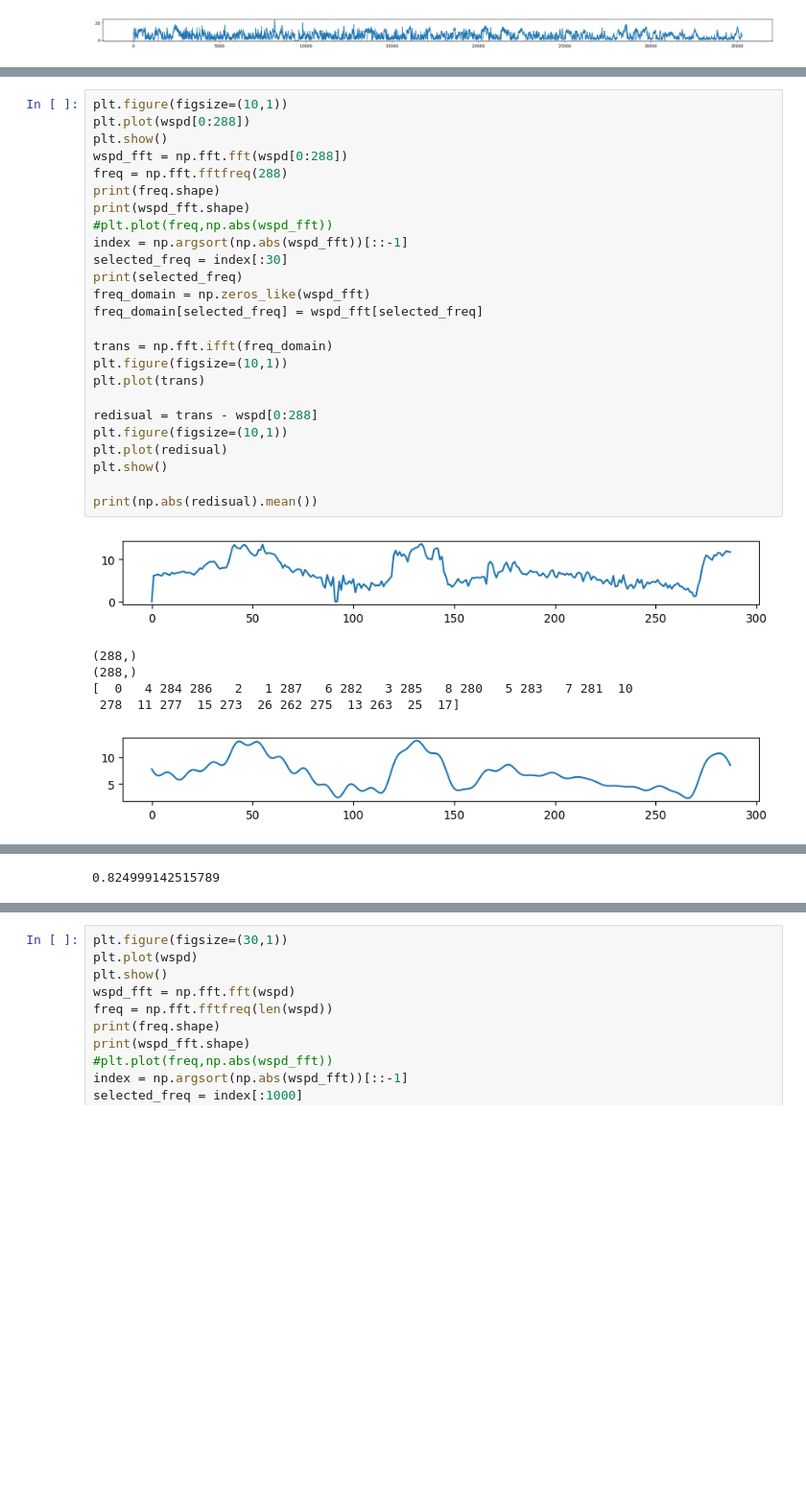
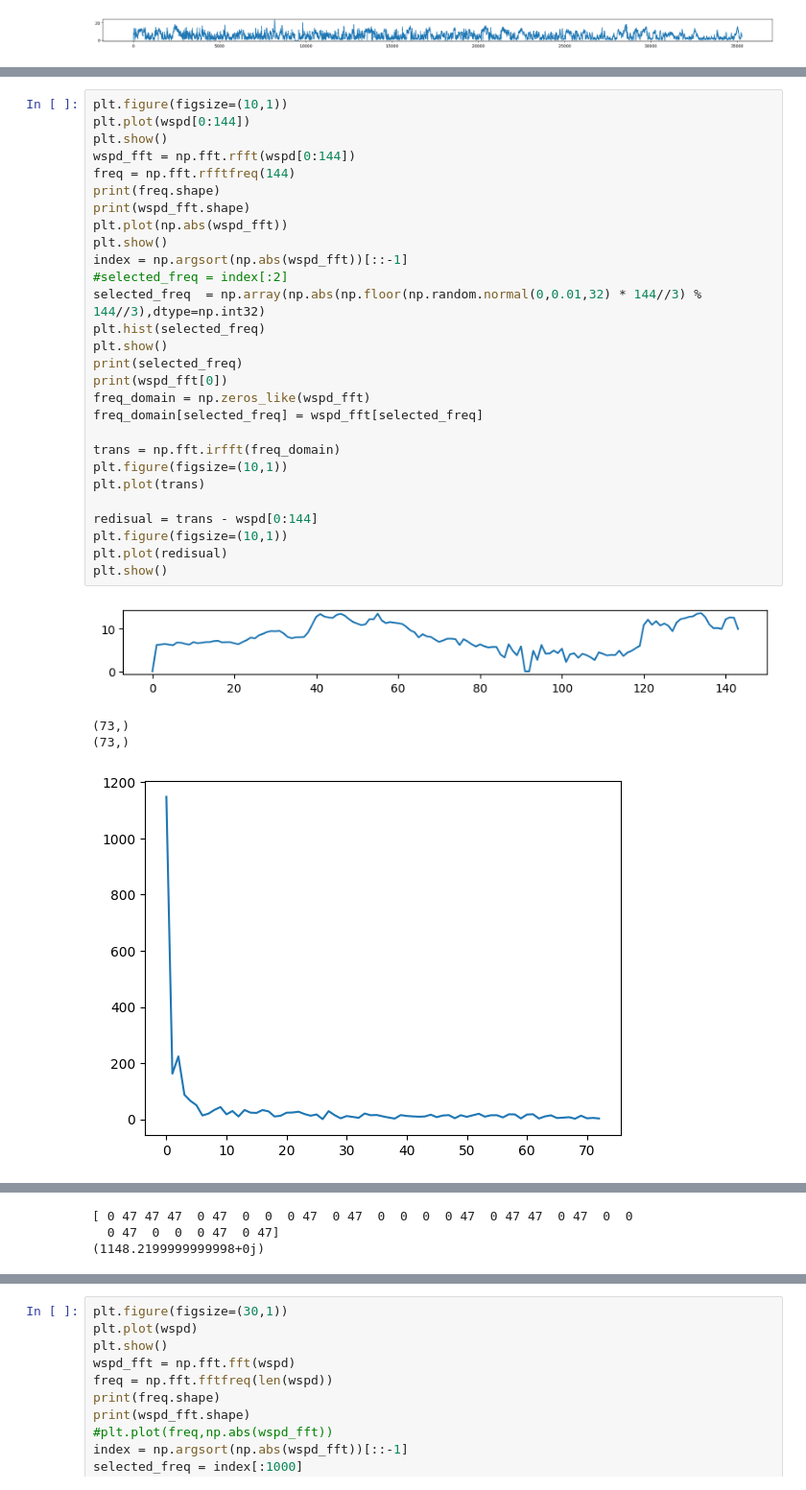
Before and after one commit to yellow378/TSF, a Jupyter notebook: analysis/LongYuan/fft.ipynb, the cells around one changed output, grey strips where cells are left out. Shown: that part at 96% size. Saved outputs shown, nothing was run; the diff lists cells and outputs as text; blank space fills up the shorter version.

```diff
--- a/analysis/LongYuan/fft.ipynb
+++ b/analysis/LongYuan/fft.ipynb
@@ -46,32 +74,33 @@ plt.show()
 # %%
 plt.figure(figsize=(10,1))
-plt.plot(wspd[0:288])
+plt.plot(wspd[0:144])
 plt.show()
-wspd_fft = np.fft.fft(wspd[0:288])
-freq = np.fft.fftfreq(288)
+wspd_fft = np.fft.rfft(wspd[0:144])
+freq = np.fft.rfftfreq(144)
 print(freq.shape)
 print(wspd_fft.shape)
-#plt.plot(freq,np.abs(wspd_fft))
+plt.plot(np.abs(wspd_fft))
+plt.show()
 index = np.argsort(np.abs(wspd_fft))[::-1]
-selected_freq = index[:30]
+#selected_freq = index[:2]
+selected_freq  = np.array(np.abs(np.floor(np.random.normal(0,0.01,32) * 144//3) % 144//3),dtype=np.int32)
+plt.hist(selected_freq)
+plt.show()
 print(selected_freq)
+print(wspd_fft[0])
 freq_domain = np.zeros_like(wspd_fft)
 freq_domain[selected_freq] = wspd_fft[selected_freq]
 
-trans = np.fft.ifft(freq_domain)
+trans = np.fft.irfft(freq_domain)
 plt.figure(figsize=(10,1))
 plt.plot(trans)
 
-redisual = trans - wspd[0:288]
+redisual = trans - wspd[0:144]
 plt.figure(figsize=(10,1))
 plt.plot(redisual)
 plt.show()
-
-print(np.abs(redisual).mean())
 # %% [output]
-[figure, old version]
+[figure, new version]
-(288,)
-(288,)
-[  0   4 284 286   2   1 287   6 282   3 285   8 280   5 283   7 281  10
- 278  11 277  15 273  26 262 275  13 263  25  17]
+(73,)
+(73,)
-[figure, old version]
+[figure, new version]
@@ -79 +108,3 @@ print(np.abs(redisual).mean())
-0.824999142515789
+[ 0 47 47 47  0 47  0  0  0 47  0 47  0  0  0  0 47  0 47 47  0 47  0  0
+  0 47  0  0  0 47  0 47]
+(1148.2199999999998+0j)
```
Also changed, not shown: parts of 4 cells of this notebook, 1 other file.
